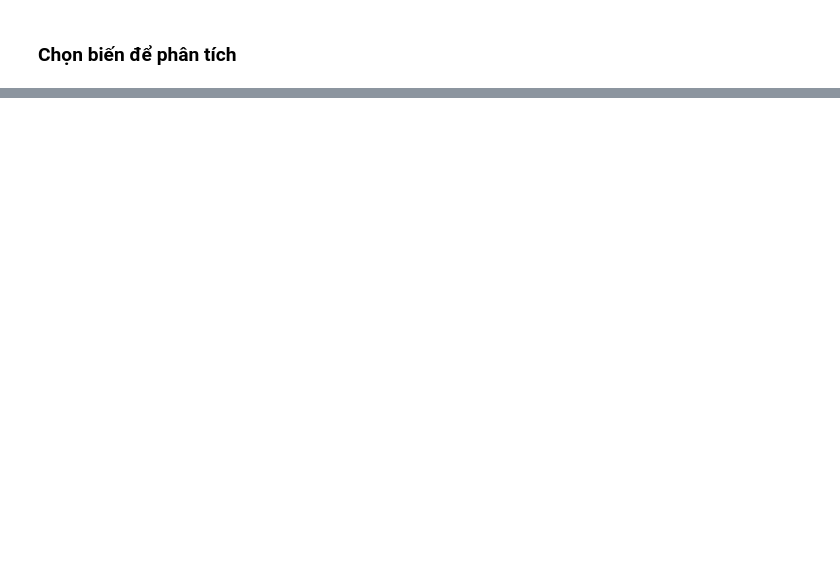
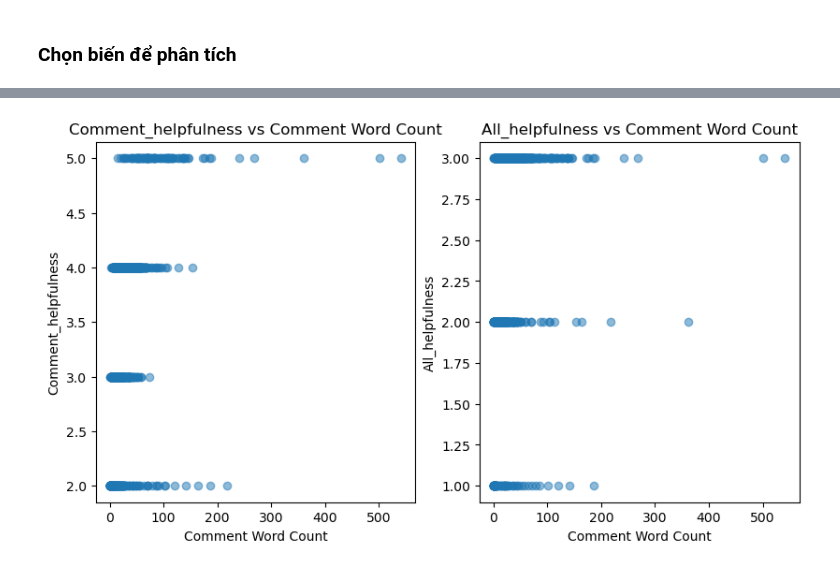
Before and after one commit to fountainhead-2207/Project-DS108-102-107, a Jupyter notebook: Data Processing/Data/Gold Data/EDA.ipynb, the cells around one changed output, grey strips where cells are left out. Saved outputs shown, nothing was run; the diff lists cells and outputs as text; code cells hidden in the pictures; blank space fills up the shorter version.

```diff
--- a/Data Processing/Data/Gold Data/EDA.ipynb
+++ b/Data Processing/Data/Gold Data/EDA.ipynb
@@ -129,0 +88,20 @@ Hệ số tương quan giữa comment_word_count và Comment_helpfulness: 0.463
+# %%
+# Drop rows with missing values in the relevant columns
+df_scatter = df_filtered.dropna(subset=['Comment_helpfulness', 'All_helpfulness', 'comment_word_count'])
+
+plt.figure(figsize=(15, 5))
+
+plt.subplot(1, 3, 2)
+plt.scatter(df_scatter['comment_word_count'], df_scatter['Comment_helpfulness'].astype(int), alpha=0.5)
+plt.xlabel('Comment Word Count')
+plt.ylabel('Comment_helpfulness')
+plt.title('Comment_helpfulness vs Comment Word Count')
+
+plt.subplot(1, 3, 3)
+plt.scatter(df_scatter['comment_word_count'], df_scatter['All_helpfulness'].astype(int), alpha=0.5)
+plt.xlabel('Comment Word Count')
+plt.ylabel('All_helpfulness')
+plt.title('All_helpfulness vs Comment Word Count')
+plt.show()
+# %% [output]
+[figure, added]
```
Also changed, not shown: parts of 16 cells of this notebook, 5 other files.
